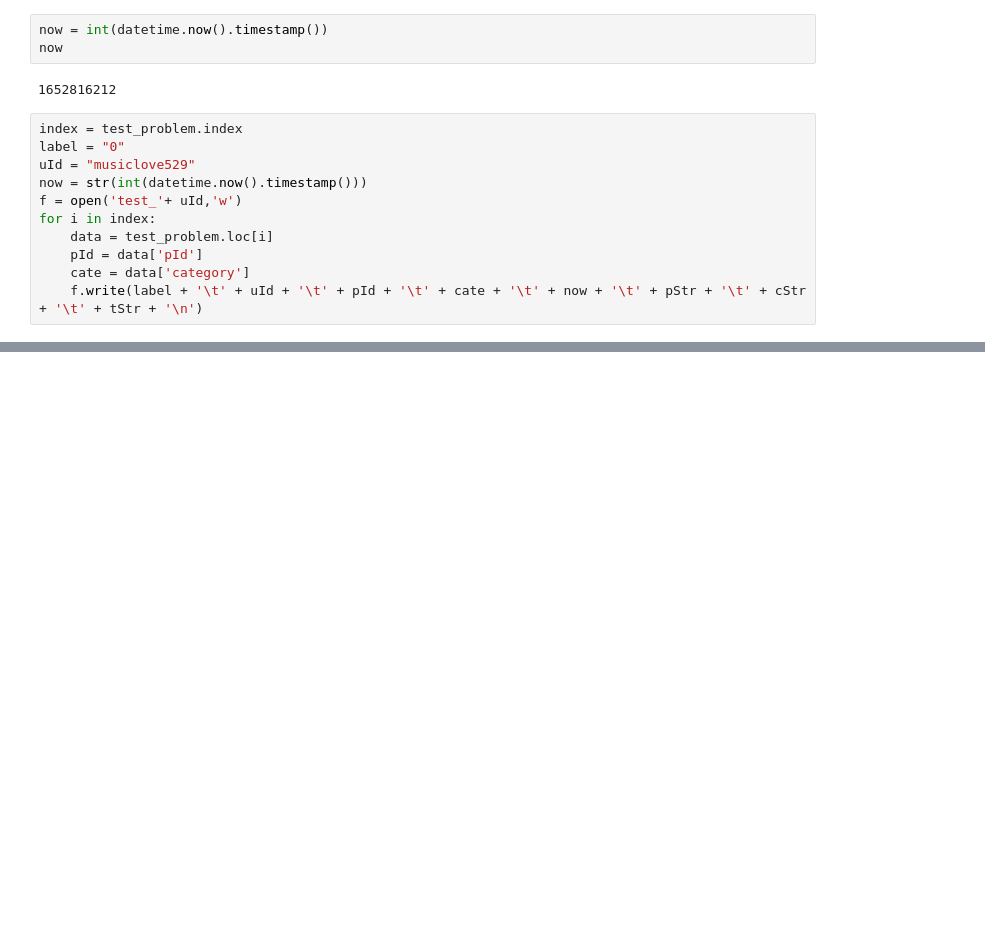
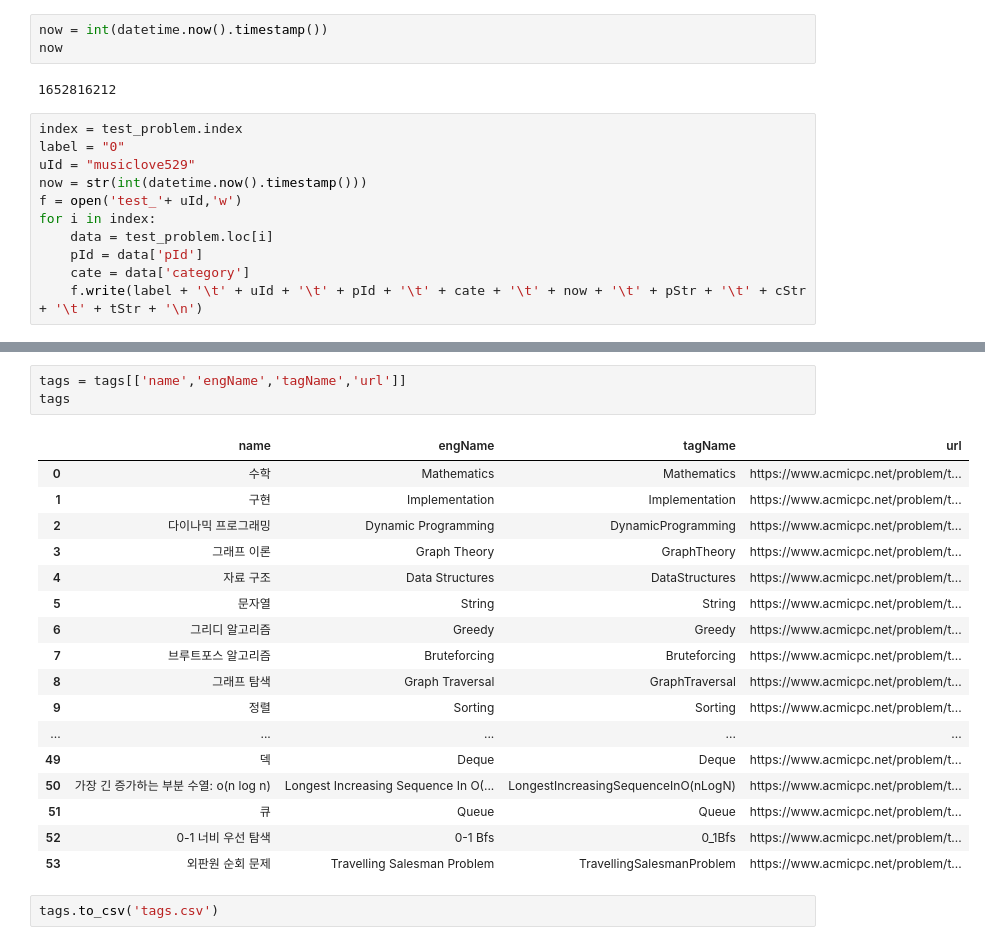
Before and after one commit to PSRecommender/Recommenders, a Jupyter notebook: recommend/createTest.ipynb, the cells around one changed output, grey strips where cells are left out. Drawn from its saved outputs; the diff is of its cells as text; blank space fills up the shorter version.

```diff
--- a/recommend/createTest.ipynb
+++ b/recommend/createTest.ipynb
@@ -283,0 +370,23 @@ for i in index:
+# %%
+tags = tags[['name','engName','tagName','url']]
+tags
+# %% [output]
+|  | name | engName | tagName | url |
+| 0 | 수학 | Mathematics | Mathematics | https://www.acmicpc.net/problem/t... |
+| 1 | 구현 | Implementation | Implementation | https://www.acmicpc.net/problem/t... |
+| 2 | 다이나믹 프로그래밍 | Dynamic Programming | DynamicProgramming | https://www.acmicpc.net/problem/t... |
+| 3 | 그래프 이론 | Graph Theory | GraphTheory | https://www.acmicpc.net/problem/t... |
+| 4 | 자료 구조 | Data Structures | DataStructures | https://www.acmicpc.net/problem/t... |
+| 5 | 문자열 | String | String | https://www.acmicpc.net/problem/t... |
+| 6 | 그리디 알고리즘 | Greedy | Greedy | https://www.acmicpc.net/problem/t... |
+| 7 | 브루트포스 알고리즘 | Bruteforcing | Bruteforcing | https://www.acmicpc.net/problem/t... |
+| 8 | 그래프 탐색 | Graph Traversal | GraphTraversal | https://www.acmicpc.net/problem/t... |
+| 9 | 정렬 | Sorting | Sorting | https://www.acmicpc.net/problem/t... |
+| ... | ... | ... | ... | ... |
+| 49 | 덱 | Deque | Deque | https://www.acmicpc.net/problem/t... |
+| 50 | 가장 긴 증가하는 부분 수열: o(n log n) | Longest Increasing Sequence In O(... | LongestIncreasingSequenceInO(nLogN) | https://www.acmicpc.net/problem/t... |
+| 51 | 큐 | Queue | Queue | https://www.acmicpc.net/problem/t... |
+| 52 | 0-1 너비 우선 탐색 | 0-1 Bfs | 0_1Bfs | https://www.acmicpc.net/problem/t... |
+| 53 | 외판원 순회 문제 | Travelling Salesman Problem | TravellingSalesmanProblem | https://www.acmicpc.net/problem/t... |
+# %%
+tags.to_csv('tags.csv')
```
Also changed, not shown: parts of 11 cells of this notebook, 10 other files.
